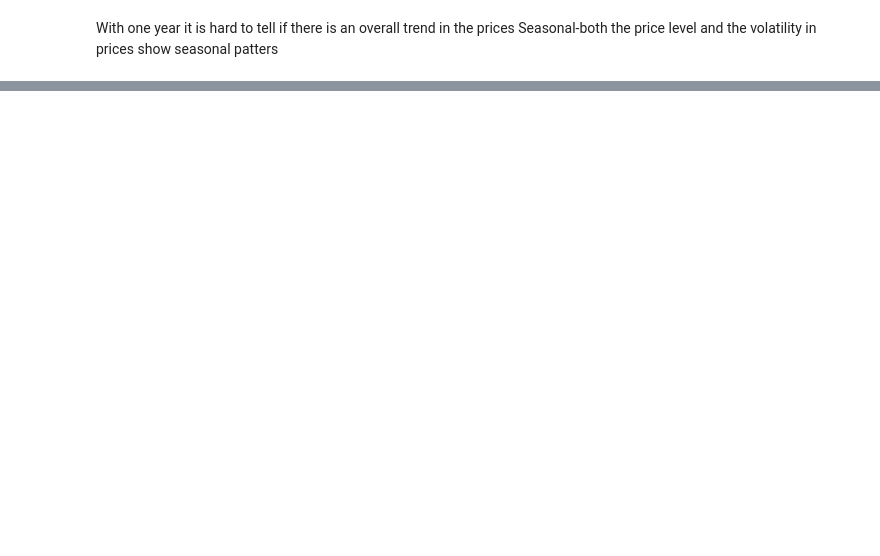
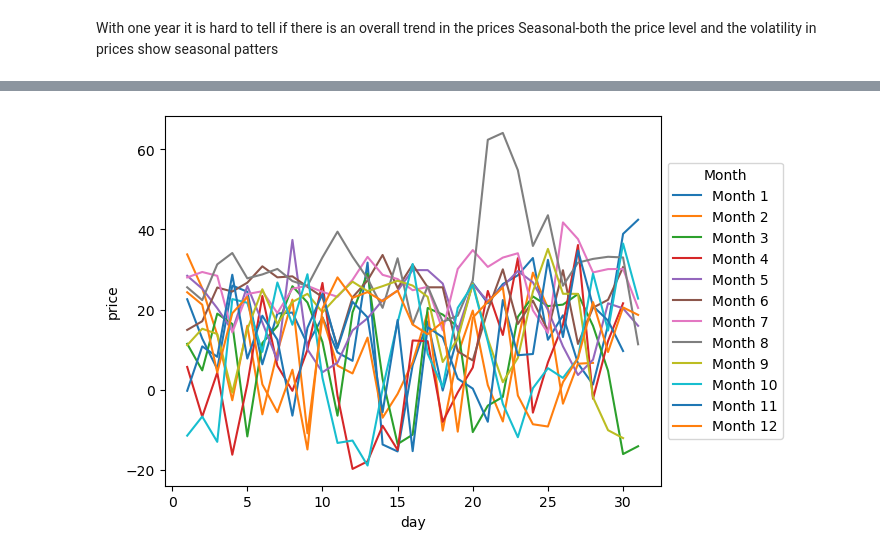
Before and after one commit to maxwellgriffith345/SPPPrices, a Jupyter notebook: SPPPriceSandBox.ipynb, the cells around one changed output, grey strips where cells are left out. Saved outputs shown, nothing was run; the diff lists cells and outputs as text; code cells hidden in the pictures; blank space fills up the shorter version.

```diff
--- a/SPPPriceSandBox.ipynb
+++ b/SPPPriceSandBox.ipynb
@@ -280,0 +351,8 @@ Seasonal-both the price level and the volatility in prices show seasonal patters
+# %%
+#Month vs day
+#Stack the months
+df_MD=df[["SECI_CIMARRON"]]
+df_MD['Month']= df_MD.index.month
+df_MD['Day']= df_MD.index.day
+df_MD = df_MD.pivot_table(values="SECI_CIMARRON", index = "Day", columns = "Month")
+df_MD.head()
@@ -280,0 +377,10 @@ Seasonal-both the price level and the volatility in prices show seasonal patters
+# %%
+plt.figure()
+for month in df_MD.columns:
+        plt.plot(df_MD.index, df_MD[month], label = f'Month {month}')
+plt.xlabel("day")
+plt.ylabel("price")
+plt.legend(loc = 'center left', bbox_to_anchor=(1, 0.5),title = 'Month')
+plt.show()
+# %% [output]
+[figure, added]
```
Also changed, not shown: parts of 30 cells of this notebook.
